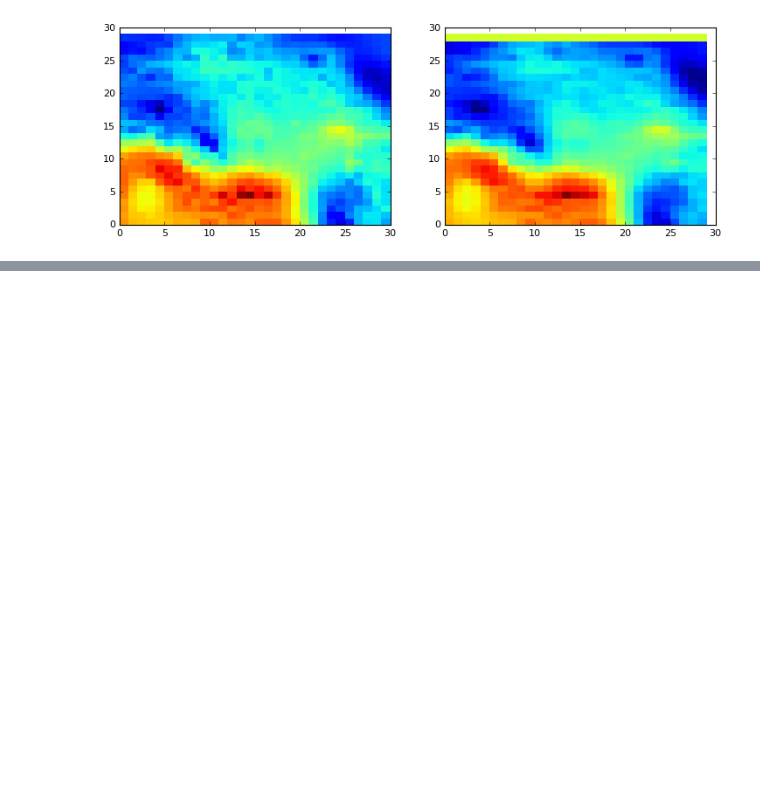
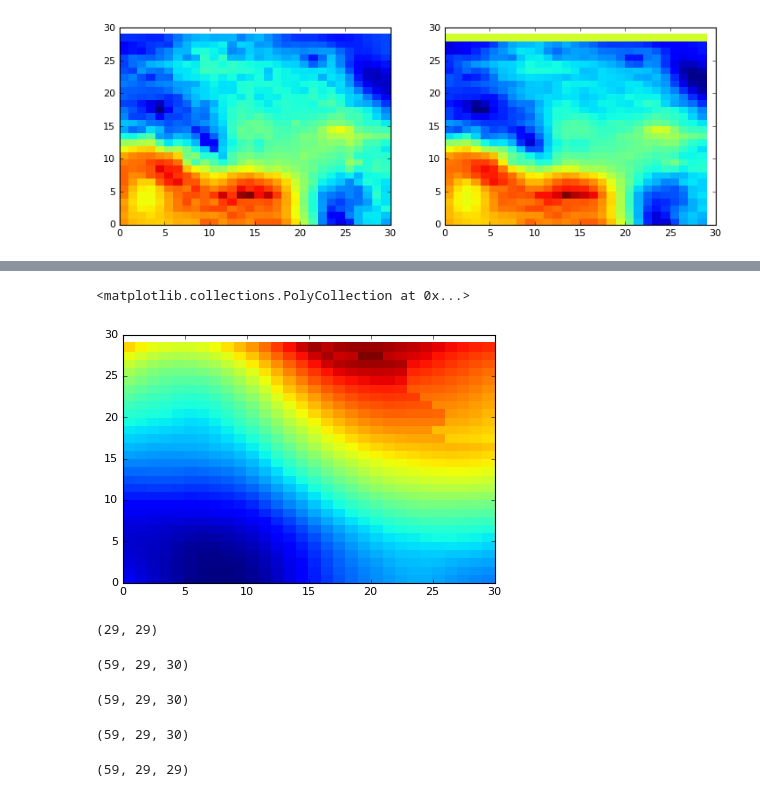
Before and after one commit to cpierard/capa_limite_WRF, a Jupyter notebook: Pruebas_netCDF4.ipynb, the cells around one changed output, grey strips where cells are left out. Saved outputs shown, nothing was run; the diff lists cells and outputs as text; code cells hidden in the pictures; blank space fills up the shorter version.

```diff
--- a/Pruebas_netCDF4.ipynb
+++ b/Pruebas_netCDF4.ipynb
@@ -330,0 +429,2 @@ TypeError: __init__() got an unexpected keyword argument 'figure'
+# %%
+u_old = u[0, 58, :, :]
@@ -341,0 +462,17 @@ TypeError: only length-1 arrays can be converted to Python scalars
+# %%
+plt.pcolor(u_old)
+# %% [output]
+<matplotlib.collections.PolyCollection at 0x...>
+[figure, added]
+# %%
+xlong[1 , :, :].shape
+# %% [output]
+(29, 29)
+# %%
+u[0, :, :, :].shape
+# %% [output]
+(59, 29, 30)
+# %%
+u[0, :, :, :].shape
+# %% [output]
+(59, 29, 30)
@@ -341,0 +481,4 @@ TypeError: only length-1 arrays can be converted to Python scalars
+# %%
+u_out.shape
+# %% [output]
+(59, 29, 30)
@@ -341,0 +519,4 @@ TypeError: only length-1 arrays can be converted to Python scalars
+# %%
+u_interpol.shape
+# %% [output]
+(59, 29, 29)
```
Also changed, not shown: parts of 63 cells of this notebook.
